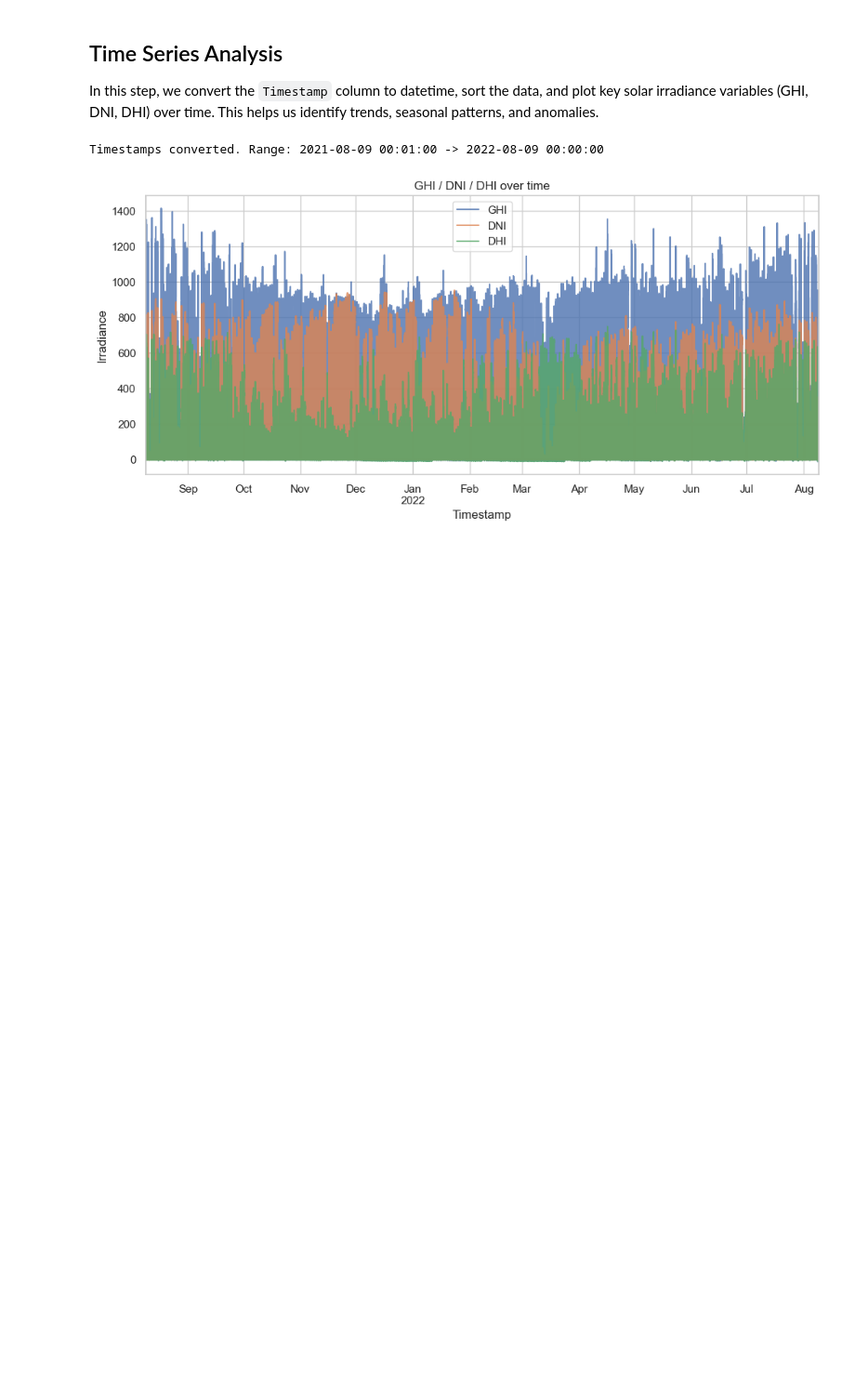
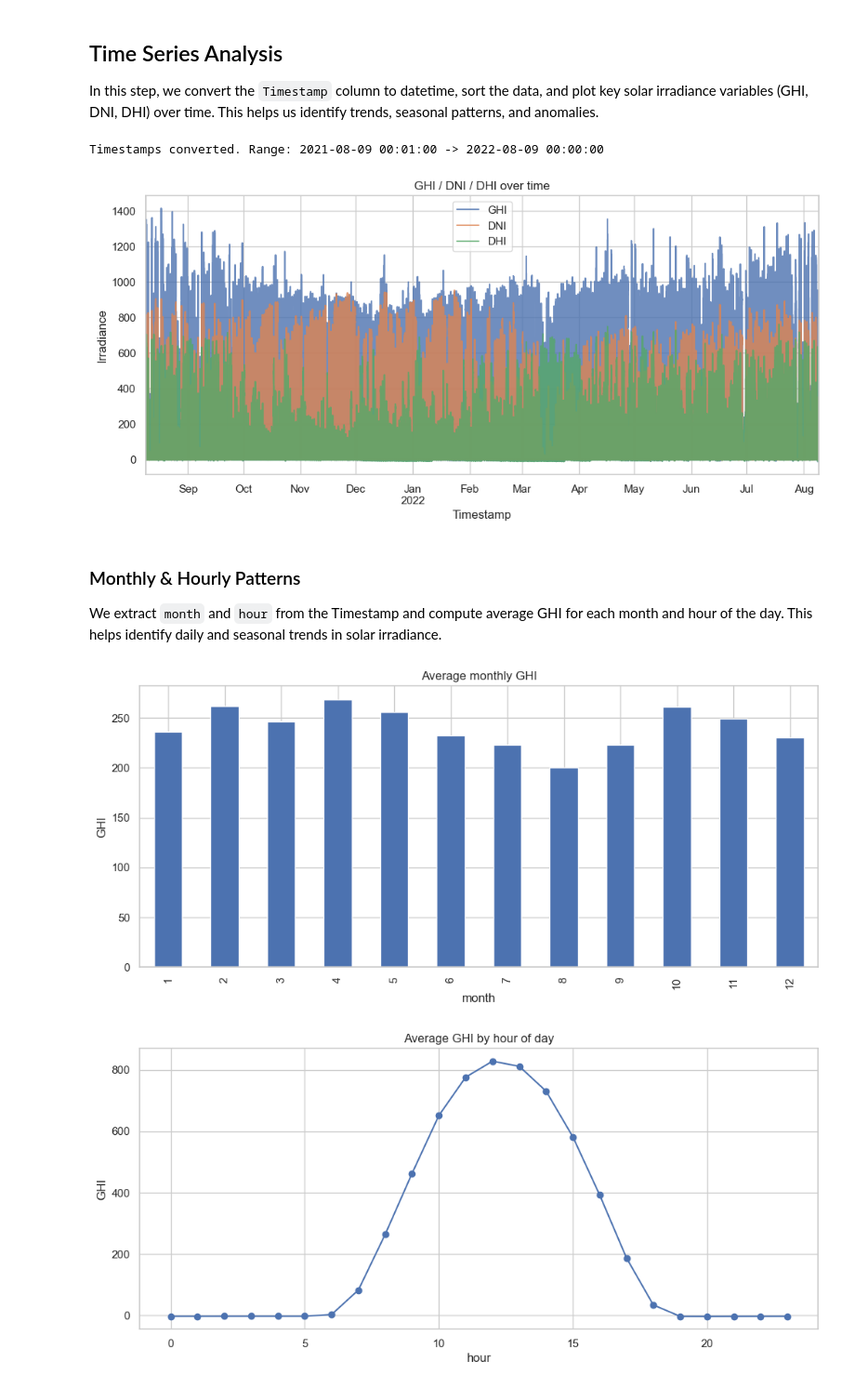
Before and after one commit to Ruhama-Beshada/solar-challenge-week0, a Jupyter notebook: notebook/benin_eda.ipynb, the cells around one changed output. Shown at 93% size. Saved outputs shown, nothing was run; the diff lists cells and outputs as text; code cells hidden in the pictures; blank space fills up the shorter version.

Commit message:
EDA: Monthly & hourly patterns for GHI

```diff
--- a/notebook/benin_eda.ipynb
+++ b/notebook/benin_eda.ipynb
@@ -237,3 +237,27 @@ else:
 # %% [output]
 Timestamps converted. Range: 2021-08-09 00:01:00 -> 2022-08-09 00:00:00
 [figure]
+# %% [markdown]
+### Monthly & Hourly Patterns
+We extract `month` and `hour` from the Timestamp and compute average GHI for each month and hour of the day. This helps identify daily and seasonal trends in solar irradiance.
+# %%
+if 'Timestamp' in df_clean.columns:
+    df_clean['month'] = df_clean['Timestamp'].dt.month
+    df_clean['hour'] = df_clean['Timestamp'].dt.hour
+    # Monthly average GHI
+    if 'GHI' in df_clean.columns:
+        monthly = df_clean.groupby('month')['GHI'].mean()
+        monthly.plot(kind='bar', title='Average monthly GHI')
+        plt.ylabel('GHI')
+        plt.show()
+    # Hourly average
+    if 'GHI' in df_clean.columns:
+        hourly = df_clean.groupby('hour')['GHI'].mean()
+        hourly.plot(kind='line', marker='o', title='Average GHI by hour of day')
+        plt.ylabel('GHI')
+        plt.show()
+else:
+    print("Timestamp missing - cannot compute monthly/hourly patterns.")
+# %% [output]
+[figure, added]
+[figure, added]
```
